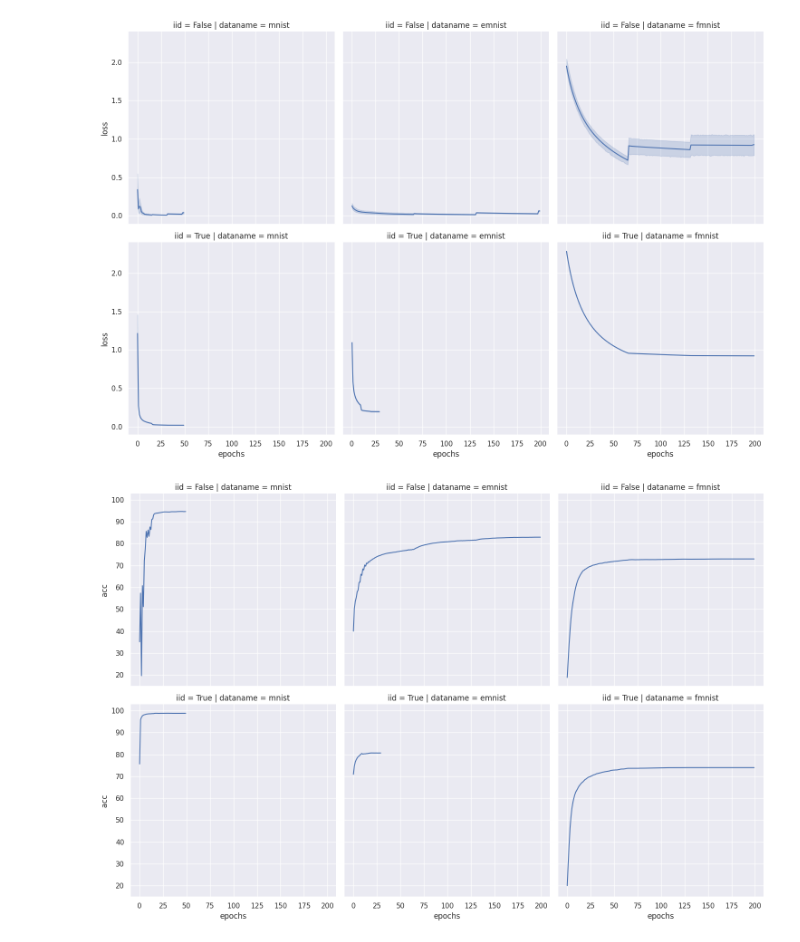
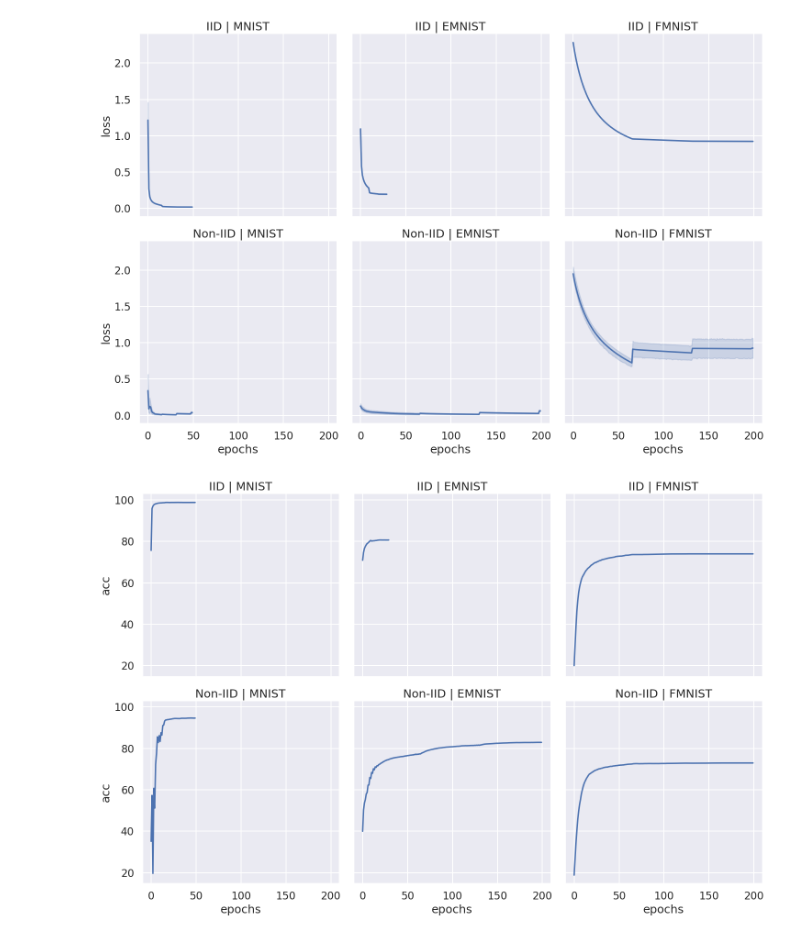
Before and after one commit to teunpe/sniper-backdoor, a Jupyter notebook: testspace.ipynb, the cells around one changed output. Saved outputs shown, nothing was run; the diff lists cells and outputs as text; code cells hidden in the pictures.

```diff
--- a/testspace.ipynb
+++ b/testspace.ipynb
@@ -31,4 +30,5 @@ results_dir = '/home/teun/internship/cluster/results/mnist'
 # %%
+results_dir = '/home/teun/internship/cluster/results/mnist'
 datanames = {'mnist': 5, 'emnist': 13, 'fmnist': 5}
 results_dict = []
 for iid in tqdm([True, False]):
@@ -52,8 +52,12 @@ for iid in tqdm([True, False]):
                 poisoned_per_class = model['poisoned_per_class']
                 asr = float(model['asr'])
                 cad = float(model['cad'])
+                if iid:
+                    set_iid = 'IID'
+                else:
+                    set_iid = 'Non-IID'
 
-                results_dict.append({'iid': iid, 'dataname': dataname, 'epsilon': epsilon, 'personalized': personalized,
+                results_dict.append({'iid': set_iid, 'dataname': dataname.upper(), 'epsilon': epsilon, 'personalized': personalized,
                                     'clean_per_class': clean_per_class,
                                     'poisoned_per_class': poisoned_per_class, 'asr': asr, 'cad': cad})
 # %% [output]
@@ -103,10 +109,13 @@ for iid in tqdm([True, False]):
             test_acc = server_model['test_acc']
             train_epochs = np.arange(len(train_loss))
             test_epochs = np.linspace(1,len(train_epochs)-1,len(test_loss))
-
-            results_dict.append({'iid': iid, 'dataname': dataname, 'client': client, 'mode': 'train',
+            if iid:
+                set_iid = 'IID'
+            else:
+                set_iid = 'Non-IID'
+            results_dict.append({'iid': set_iid, 'dataname': dataname.upper(), 'client': client, 'mode': 'train',
                                  'loss': train_loss, 'acc': train_acc, 'epochs': train_epochs})
-            results_dict.append({'iid': iid, 'dataname': dataname, 'client': client, 'mode': 'test',
+            results_dict.append({'iid': set_iid, 'dataname': dataname.upper(), 'client': client, 'mode': 'test',
                                  'loss': test_loss, 'acc': test_acc, 'epochs': test_epochs})
 
         path = os.path.join(
@@ -116,7 +125,7 @@ for iid in tqdm([True, False]):
         test_loss = server_model['loss']
         test_acc = server_model['acc']
 
-        results_dict.append({'iid': iid, 'dataname': dataname, 'client': None, 'mode': 'test',
+        results_dict.append({'iid': set_iid, 'dataname': dataname.upper(), 'client': None, 'mode': 'test',
                              'loss': test_loss, 'acc': test_acc, 'epochs': np.arange(len(test_loss))})
 # %% [output]
 [interactive output not drawn]
@@ -146,17 +139,21 @@ server
 # %%
 sns.set_theme(style='darkgrid')
 sns.color_palette('colorblind')
-sns.set_context('notebook')
-g = sns.relplot(
+sns.set_context('talk')
+loss_plot = sns.relplot(
     data=train,
     x='epochs', y='loss', col='dataname', row='iid',
     kind='line'
 )
-g = sns.relplot(
+acc_plot = sns.relplot(
     data=server,
     x='epochs', y='acc', col='dataname', row='iid',
     kind='line'
 )
+for p in [loss_plot, acc_plot]:
+    p.set_titles(col_template='{col_name}', row_template='{row_name}')
+loss_plot.savefig('../train_loss.png')
+acc_plot.savefig('../test_acc.png')
 # %% [output]
-[figure, old version]
+[figure, new version]
-[figure, old version]
+[figure, new version]
```
Also changed, not shown: parts of 9 cells of this notebook, 12 other files.
